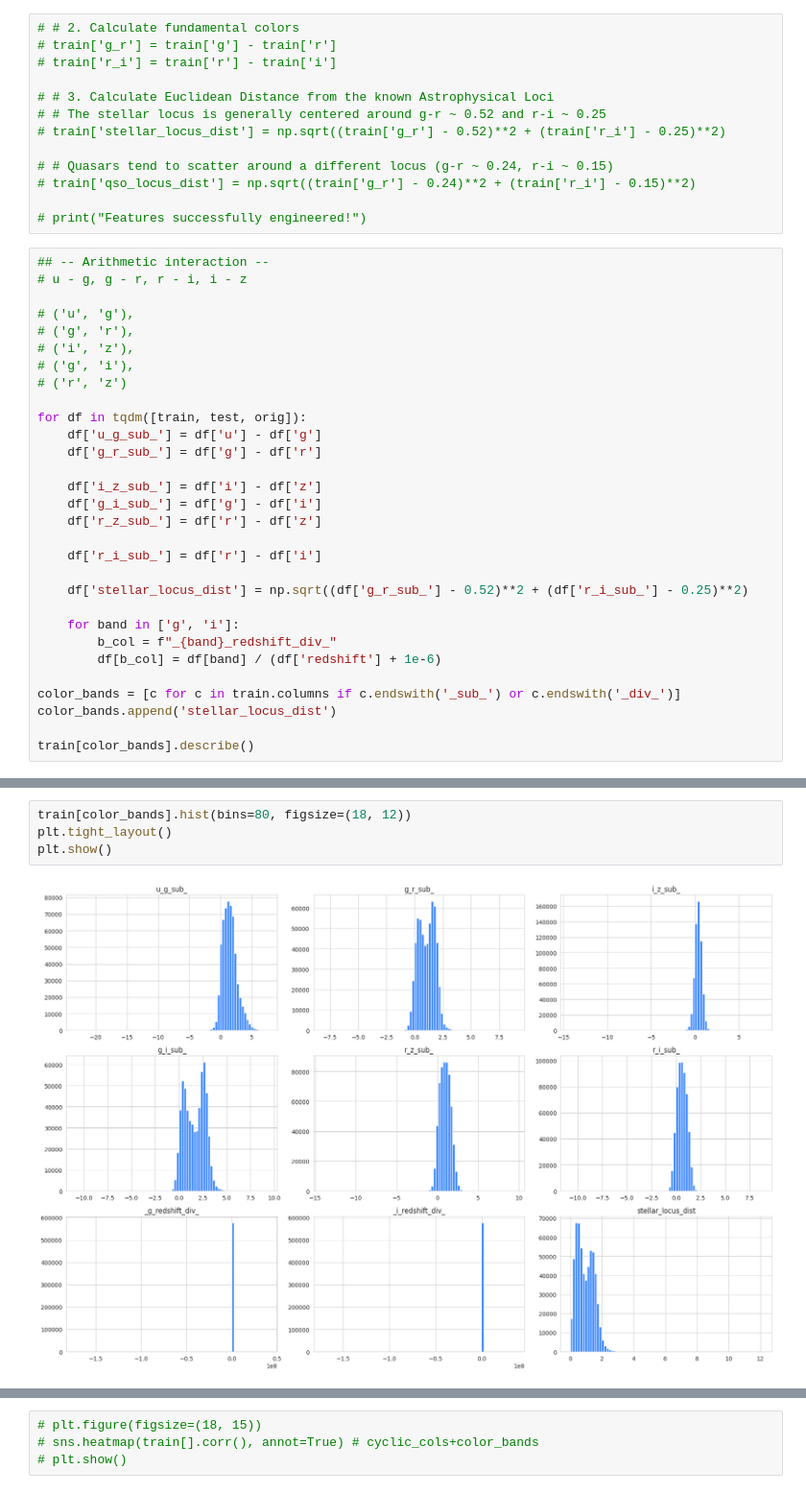
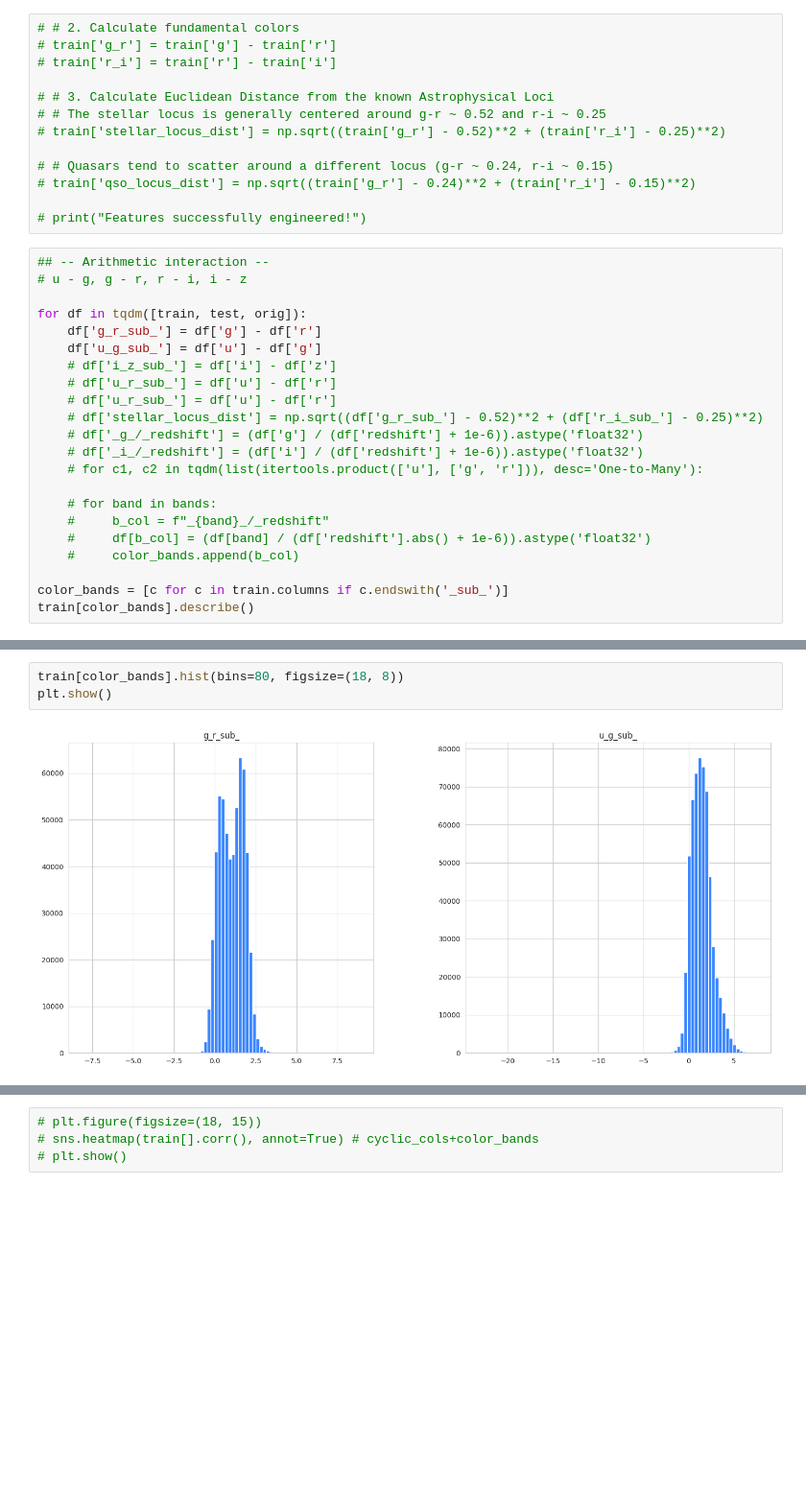
Before and after one commit to coded-sly/ps6e6-Stellar-Class, a Jupyter notebook: ps6e6-scikeras-calibrated-stellar.ipynb, the cells around one changed output, grey strips where cells are left out. Shown at 96% size. Saved outputs shown, nothing was run; the diff lists cells and outputs as text; blank space fills up the shorter version.

Commit message:
Kaggle Notebook | ps6e6 | SciKeras_Calib | Stellar ✨ | v0_use_bias_True

```diff
--- a/ps6e6-scikeras-calibrated-stellar.ipynb
+++ b/ps6e6-scikeras-calibrated-stellar.ipynb
@@ -473,30 +473,22 @@ Features dropped: []
 ## -- Arithmetic interaction --
 # u - g, g - r, r - i, i - z
 
-# ('u', 'g'),
-# ('g', 'r'),
-# ('i', 'z'),
-# ('g', 'i'),
-# ('r', 'z')
+for df in tqdm([train, test, orig]):
+    df['g_r_sub_'] = df['g'] - df['r']
+    df['u_g_sub_'] = df['u'] - df['g']
+    # df['i_z_sub_'] = df['i'] - df['z']
+    # df['u_r_sub_'] = df['u'] - df['r']
+    # df['u_r_sub_'] = df['u'] - df['r']
+    # df['stellar_locus_dist'] = np.sqrt((df['g_r_sub_'] - 0.52)**2 + (df['r_i_sub_'] - 0.25)**2)
+    # df['_g_/_redshift'] = (df['g'] / (df['redshift'] + 1e-6)).astype('float32')
+    # df['_i_/_redshift'] = (df['i'] / (df['redshift'] + 1e-6)).astype('float32')
+    # for c1, c2 in tqdm(list(itertools.product(['u'], ['g', 'r'])), desc='One-to-Many'):
 
-for df in tqdm([train, test, orig]):
-    df['u_g_sub_'] = df['u'] - df['g']
-    df['g_r_sub_'] = df['g'] - df['r']
+    # for band in bands:
+    #     b_col = f"_{band}_/_redshift"
+    #     df[b_col] = (df[band] / (df['redshift'].abs() + 1e-6)).astype('float32')
+    #     color_bands.append(b_col)
 
-    df['i_z_sub_'] = df['i'] - df['z']
-    df['g_i_sub_'] = df['g'] - df['i']
-    df['r_z_sub_'] = df['r'] - df['z']
-
-    df['r_i_sub_'] = df['r'] - df['i']
-
-    df['stellar_locus_dist'] = np.sqrt((df['g_r_sub_'] - 0.52)**2 + (df['r_i_sub_'] - 0.25)**2)
-
-    for band in ['g', 'i']:
-        b_col = f"_{band}_redshift_div_"
-        df[b_col] = df[band] / (df['redshift'] + 1e-6)
-
-color_bands = [c for c in train.columns if c.endswith('_sub_') or c.endswith('_div_')]
-color_bands.append('stellar_locus_dist')
-
+color_bands = [c for c in train.columns if c.endswith('_sub_')]
 train[color_bands].describe()
 # %% [output]
@@ -512,9 +504,8 @@ train[color_bands].describe()
 # %%
-train[color_bands].hist(bins=80, figsize=(18, 12))
-plt.tight_layout()
+train[color_bands].hist(bins=80, figsize=(18, 8))
 plt.show()
 # %% [output]
-[figure, old version]
+[figure, new version]
 # %%
 ## -- Cyclic encoding --
 
```
Also changed, not shown: parts of 15 cells of this notebook.
